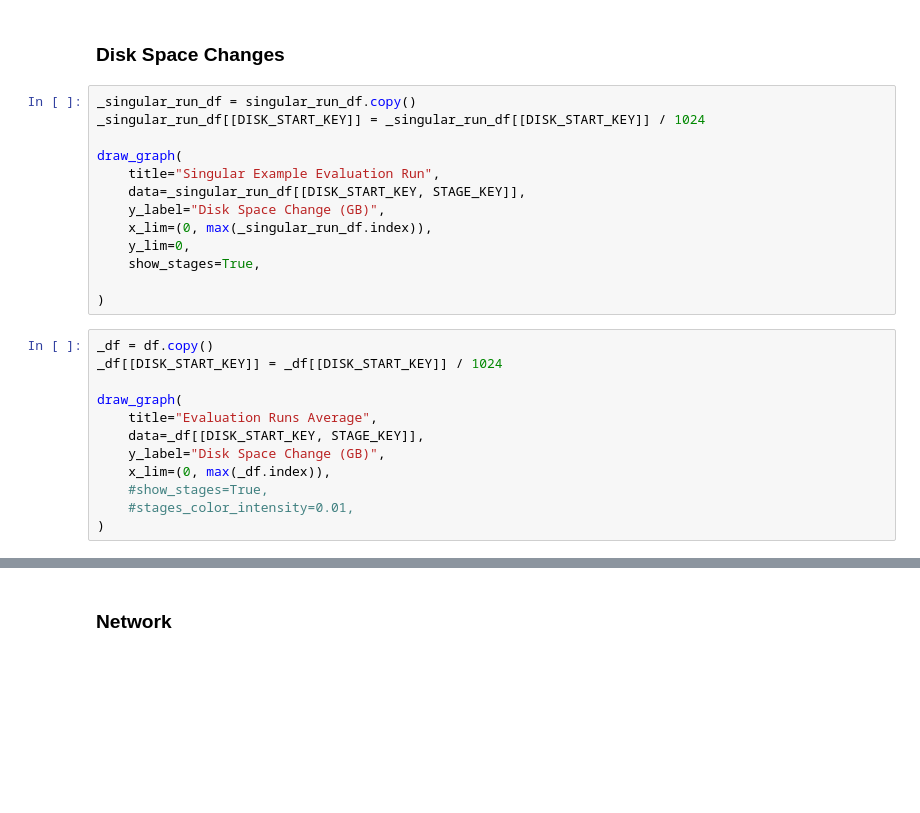
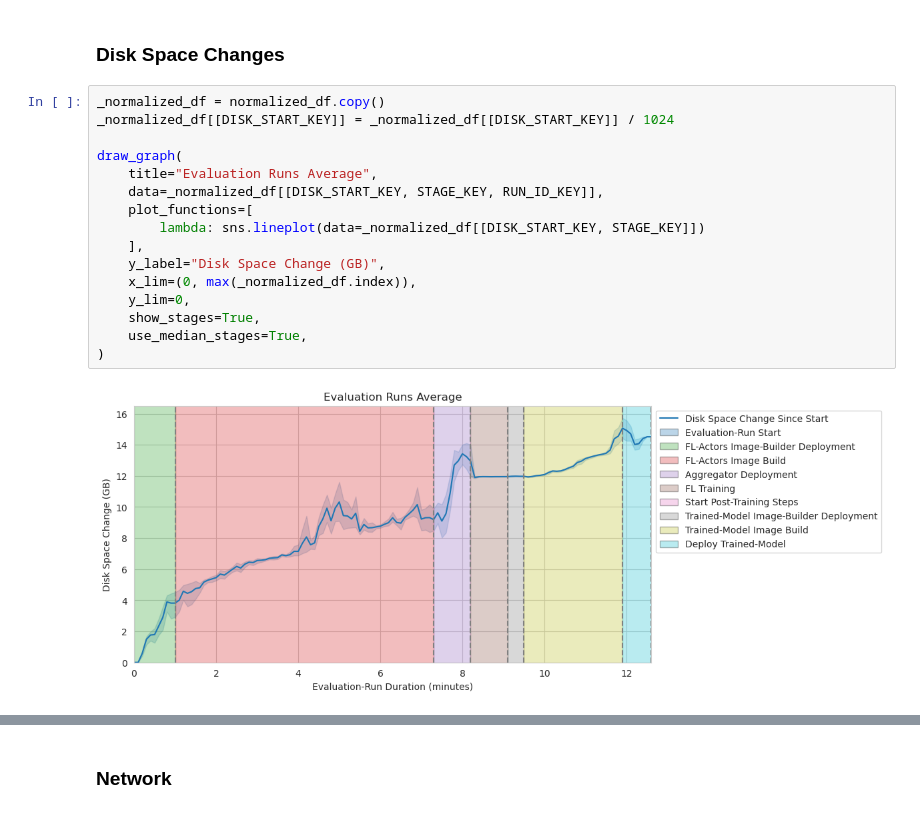
Before and after one commit to oakestra/oakestra-cli, a Jupyter notebook: oak_cli/evaluation/addons/flops/current_tmp_csv_graphs.ipynb, the cells around one changed output, grey strips where cells are left out. Drawn from its saved outputs; the diff is of its cells as text; blank space fills up the shorter version.

```diff
--- a/oak_cli/evaluation/addons/flops/current_tmp_csv_graphs.ipynb
+++ b/oak_cli/evaluation/addons/flops/current_tmp_csv_graphs.ipynb
@@ -259,30 +162,23 @@ NameError: name 'STAGE_DURATIONS_KEY' is not defined
 # %% [markdown]
 ### Disk Space Changes
 # %%
-_singular_run_df = singular_run_df.copy()
-_singular_run_df[[DISK_START_KEY]] = _singular_run_df[[DISK_START_KEY]] / 1024
+_normalized_df = normalized_df.copy()
+_normalized_df[[DISK_START_KEY]] = _normalized_df[[DISK_START_KEY]] / 1024
 
 draw_graph(
-    title="Singular Example Evaluation Run",
-    data=_singular_run_df[[DISK_START_KEY, STAGE_KEY]],
+    title="Evaluation Runs Average",
+    data=_normalized_df[[DISK_START_KEY, STAGE_KEY, RUN_ID_KEY]],
+    plot_functions=[
+        lambda: sns.lineplot(data=_normalized_df[[DISK_START_KEY, STAGE_KEY]])
+    ],
     y_label="Disk Space Change (GB)",
-    x_lim=(0, max(_singular_run_df.index)),
+    x_lim=(0, max(_normalized_df.index)),
     y_lim=0,
     show_stages=True,
-
+    use_median_stages=True,
 )
+# %% [output]
+[figure, added]
-# %%
-_df = df.copy()
-_df[[DISK_START_KEY]] = _df[[DISK_START_KEY]] / 1024
-
-draw_graph(
-    title="Evaluation Runs Average",
-    data=_df[[DISK_START_KEY, STAGE_KEY]],
-    y_label="Disk Space Change (GB)",
-    x_lim=(0, max(_df.index)),
-    #show_stages=True,
-    #stages_color_intensity=0.01,
-)
 # %%
 
 max_y = singular_run_df[DISK_LAST_KEY].max()
```
Also changed, not shown: parts of 18 cells of this notebook.
